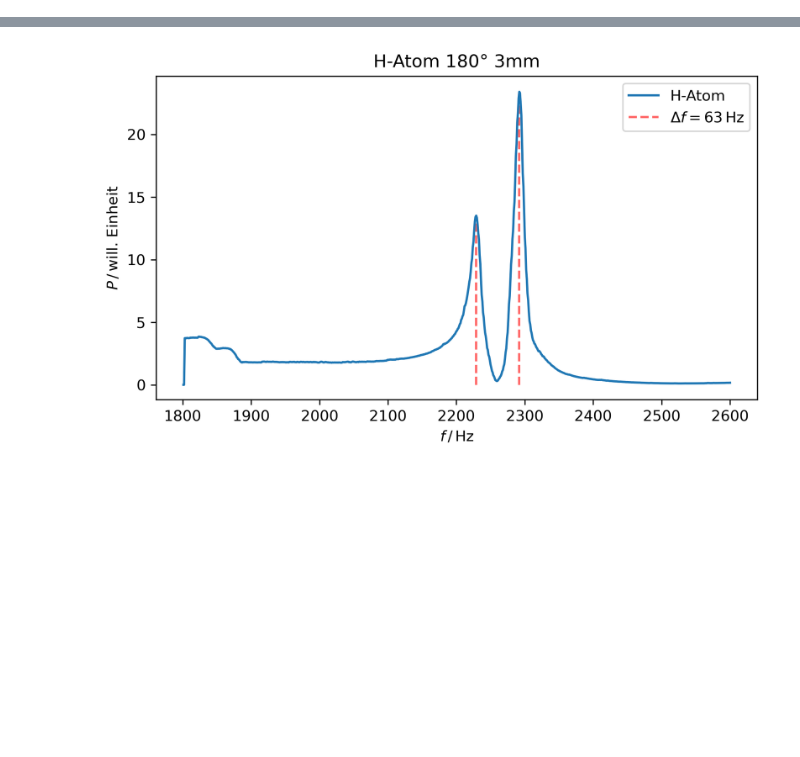
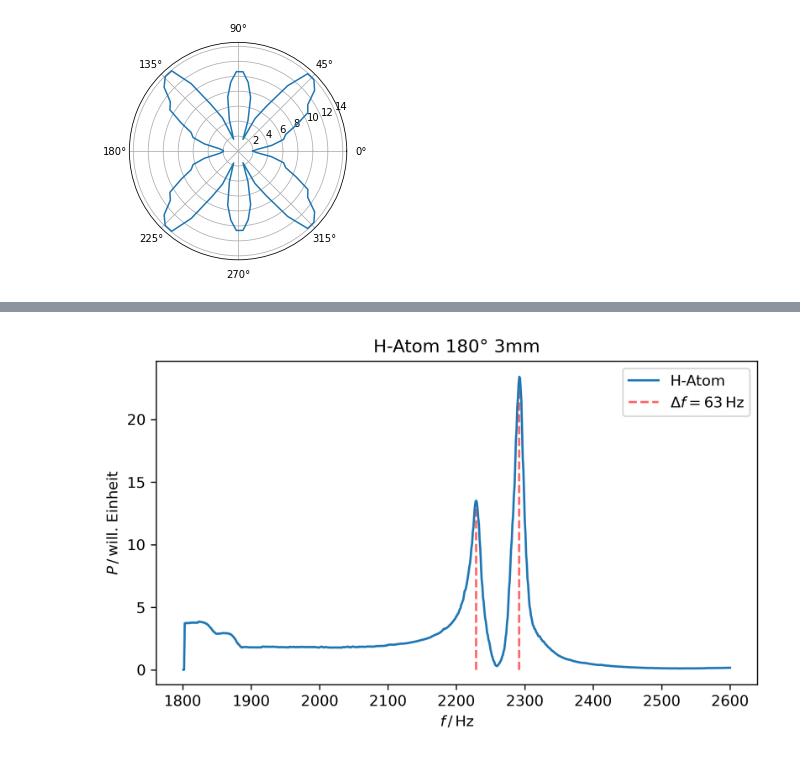
Before and after one commit to komrozik/FP2021, a Jupyter notebook: V23-Quanten_Analogien/Test_Notebook.ipynb, the cells around one changed output, grey strips where cells are left out. Cells and saved outputs as stored; diff of their text form; code cells hidden in the pictures; blank space fills up the shorter version.

```diff
--- a/V23-Quanten_Analogien/Test_Notebook.ipynb
+++ b/V23-Quanten_Analogien/Test_Notebook.ipynb
@@ -33,0 +78,8 @@ print(a)
+# %%
+rho = np.concatenate([D4,D4[::-1],D4,D4[::-1]])
+r = np.linspace(1, 2, len(rho))
+theta = 2 * np.pi * r
+a=np.arange(0,185,10)
+plt.polar(theta,rho)
+# %% [output]
+[figure, added]
```
Also changed, not shown: parts of 9 cells of this notebook, 19 other files.
